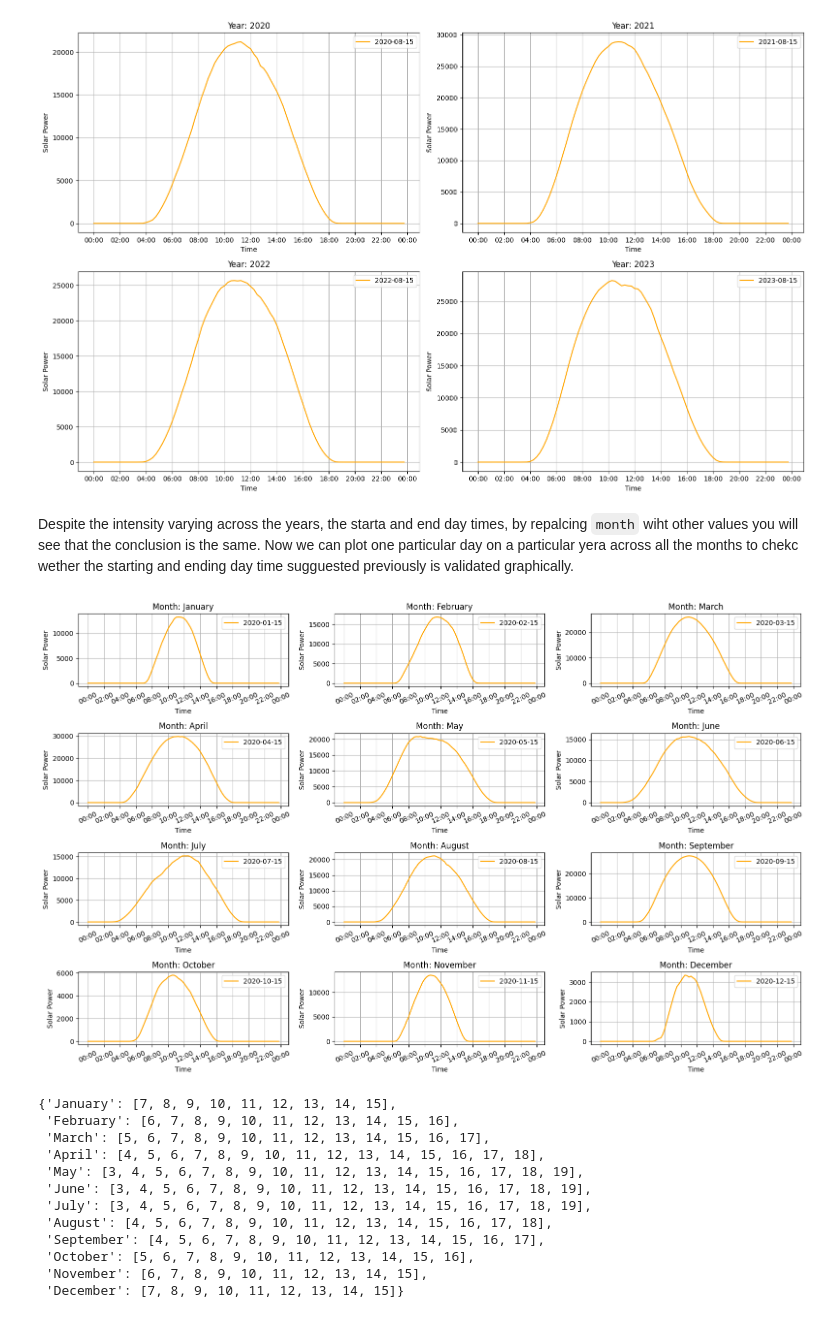
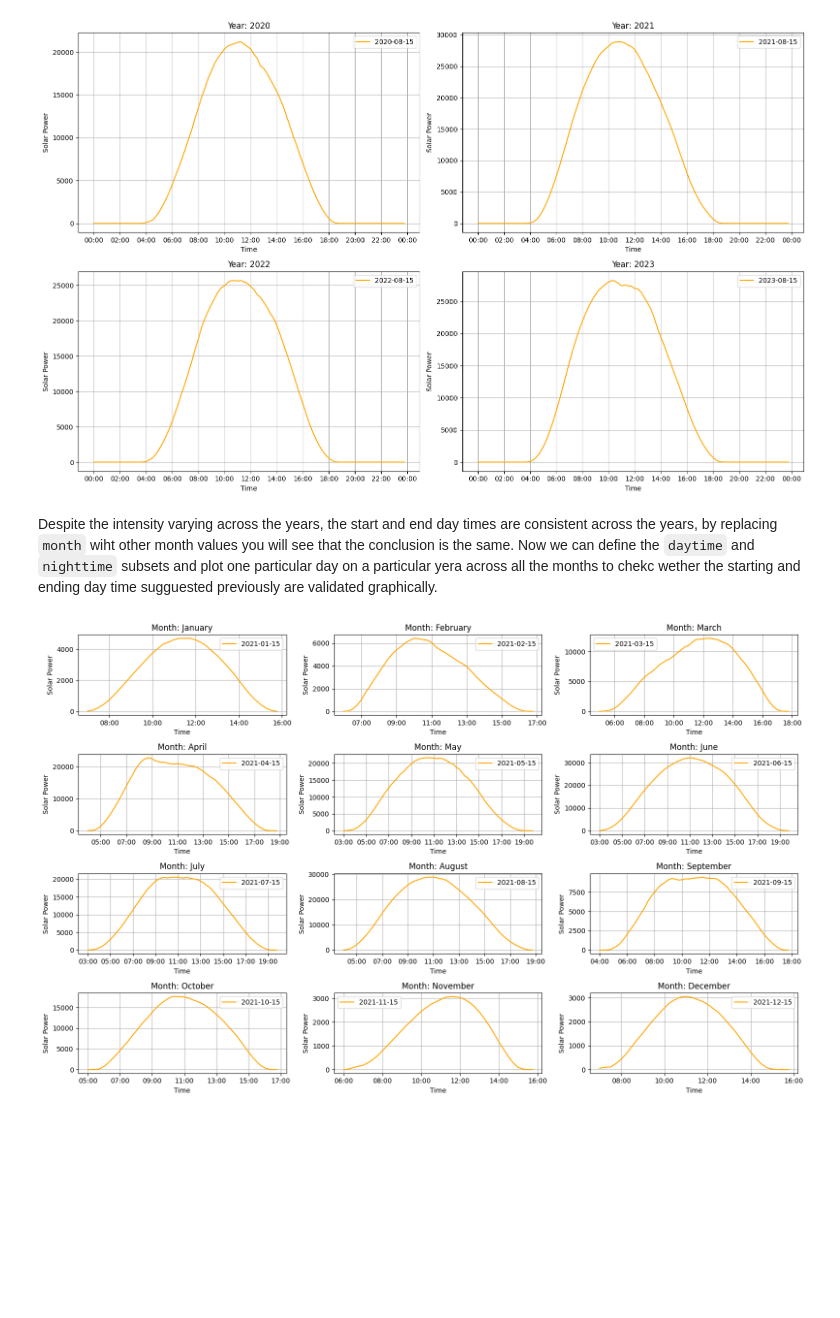
Before and after one commit to anthonymakarewicz/algo-electricity-trading, a Jupyter notebook: main.ipynb, the cells around one changed output. Saved outputs shown, nothing was run; the diff lists cells and outputs as text; code cells hidden in the pictures; blank space fills up the shorter version.

Commit message:
feature engineering: time base features

```diff
--- a/main.ipynb
+++ b/main.ipynb
@@ -877,6 +880,17 @@ While the transformation significantly reduces skewness (from **1.56** to **0.04
 # %% [markdown]
 #### **Daytime vs Nighttime Solar Power Generation**
 # %%
+def get_season(date):
+    if date.month in [12, 1, 2]:
+        return "Winter"
+    elif date.month in [3, 4, 5]:
+        return "Spring"
+    elif date.month in [6, 7, 8]:
+        return "Summer"
+    else:
+        return "Autumn"
+
+df["Season"] = df.index.map(get_season)
 df["Month"] = pd.Categorical(df["Month"], categories=MONTHS, ordered=True)
 df["Hour"] = df.index.hour
 
@@ -911,15 +925,16 @@ plt.show()
 [figure]
 [figure]
 # %%
-threshold = 10  # Solar power threshold (MW)
+solar_threshold = 10  # Solar power threshold (MW)
 daytime_hours = {}
 
 for month in MONTHS:
     monthly_data = df[df["Month"] == month]
     hourly_avg = monthly_data.groupby(monthly_data.index.hour)["solar"].mean()
-    daytime_start = hourly_avg[hourly_avg > threshold].index.min()
-    daytime_end = hourly_avg[hourly_avg > threshold].index.max()
+    daytime_start = hourly_avg[hourly_avg > solar_threshold].index.min()
+    daytime_end = hourly_avg[hourly_avg > solar_threshold].index.max()
     daytime_hours[month] = list(range(daytime_start, daytime_end + 1))
+
 daytime_hours
 # %% [output]
 {'January': [7, 8, 9, 10, 11, 12, 13, 14, 15],
@@ -963,44 +978,40 @@ plt.show()
 # %% [output]
 [figure]
 # %% [markdown]
-Despite the intensity varying across the years, the starta and end day times, by repalcing `month` wiht other values you will see that the conclusion is the same. Now we can plot one particular day on a particular yera across all the months to chekc wether the starting and ending day time sugguested previously is validated graphically.
+Despite the intensity varying across the years, the start and end day times are consistent across the years, by replacing `month` wiht other month values you will see that the conclusion is the same. Now we can define the `daytime` and `nighttime` subsets and plot one particular day on a particular yera across all the months to chekc wether the starting and ending day time sugguested previously are validated graphically.
 # %%
+def is_daytime(row):
+    month = row['Month']
+    hour = row['Hour']
+    return hour in daytime_hours[month]
+
+df['Daytime'] = df.apply(is_daytime, axis=1)
+daytime = df[df['Daytime']]
+nighttime = df[~df['Daytime']]
+
 # Specify the year and the day to analyze
-year = 2020
+year = 2021
 day = 15
 
-specific_year_data = df[(df.index.year == year) & (df.index.day == day)]
+specific_year_data = daytime[(daytime.index.year == year) & (daytime.index.day == day)]
 
 months = range(1, 13)
 fig, axes = plt.subplots(4,3, figsize=(16, 10), sharey=False)
 axes = axes.flatten()
 
 for idx, month in enumerate(months):
     month_data = specific_year_data[specific_year_data.index.month == month]
     axes[idx].plot(month_data.index, month_data["solar"], label=f"{year}-{month:02d}-{day}", color="orange")
     axes[idx].set_title(f"Month: {month_data.index[0].strftime('%B')}")
     axes[idx].set_xlabel("Time")
     axes[idx].set_ylabel("Solar Power")
     axes[idx].grid(True)
     axes[idx].xaxis.set_major_formatter(mdates.DateFormatter("%H:%M"))
     axes[idx].xaxis.set_major_locator(mdates.HourLocator(interval=2))
-    plt.setp(axes[idx].xaxis.get_majorticklabels(), rotation=25)
+    plt.setp(axes[idx].xaxis.get_majorticklabels(), rotation=0)
     axes[idx].legend()
 
 plt.tight_layout()
 plt.show()
-daytime_hours
 # %% [output]
-[figure, old version]
+[figure, new version]
-{'January': [7, 8, 9, 10, 11, 12, 13, 14, 15],
- 'February': [6, 7, 8, 9, 10, 11, 12, 13, 14, 15, 16],
- 'March': [5, 6, 7, 8, 9, 10, 11, 12, 13, 14, 15, 16, 17],
- 'April': [4, 5, 6, 7, 8, 9, 10, 11, 12, 13, 14, 15, 16, 17, 18],
- 'May': [3, 4, 5, 6, 7, 8, 9, 10, 11, 12, 13, 14, 15, 16, 17, 18, 19],
- 'June': [3, 4, 5, 6, 7, 8, 9, 10, 11, 12, 13, 14, 15, 16, 17, 18, 19],
- 'July': [3, 4, 5, 6, 7, 8, 9, 10, 11, 12, 13, 14, 15, 16, 17, 18, 19],
- 'August': [4, 5, 6, 7, 8, 9, 10, 11, 12, 13, 14, 15, 16, 17, 18],
- 'September': [4, 5, 6, 7, 8, 9, 10, 11, 12, 13, 14, 15, 16, 17],
- 'October': [5, 6, 7, 8, 9, 10, 11, 12, 13, 14, 15, 16],
- 'November': [6, 7, 8, 9, 10, 11, 12, 13, 14, 15],
- 'December': [7, 8, 9, 10, 11, 12, 13, 14, 15]}
```
Also changed, not shown: parts of 29 cells of this notebook.
